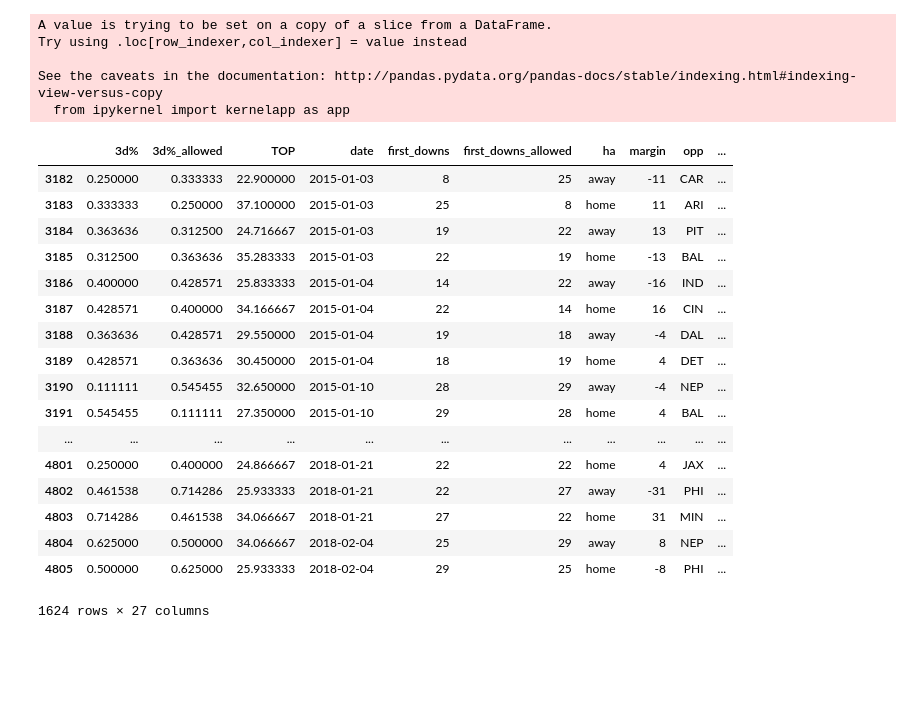
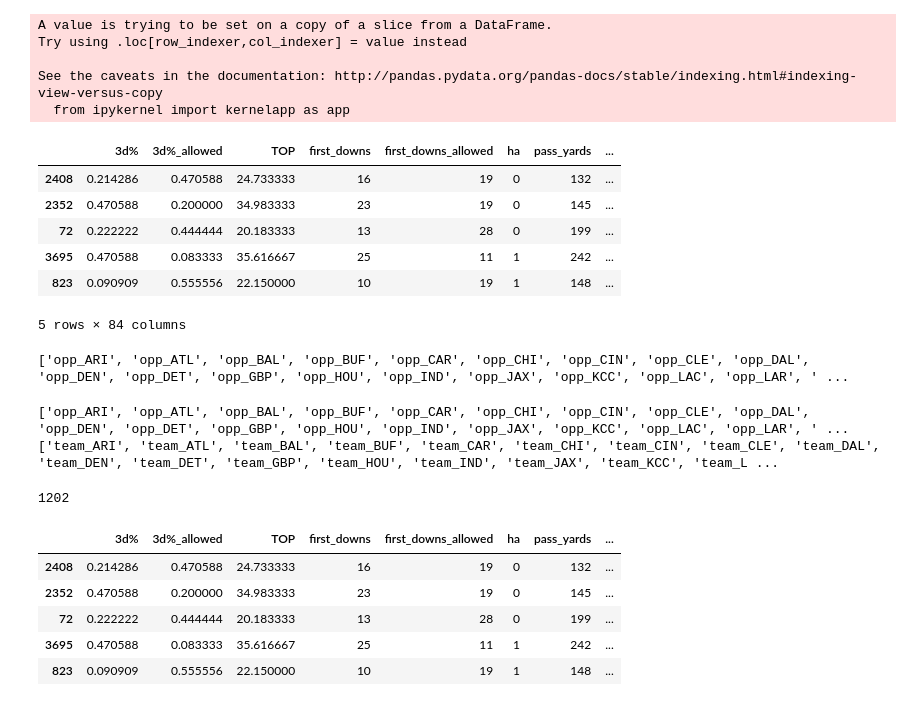
Before and after one commit to mynameisjohnn/nfl_dashboard, a Jupyter notebook: deep_neural_network.ipynb, the cells around one changed output. Drawn from its saved outputs; the diff is of its cells as text; code cells hidden in the pictures; blank space fills up the shorter version.

```diff
--- a/deep_neural_network.ipynb
+++ b/deep_neural_network.ipynb
@@ -141,2 +89,5 @@ y_test = test_df["result"]
 # %%
-# X = df.drop(["result", "date", "margin"], axis=1)
+# define the features and label
+X = df.drop(["result", "date", "opp", "team", "margin", "points", "points_allowed"], axis=1)
+y = df['result']
+print(X.shape, y.shape)
@@ -154,7 +117,7 @@ from sklearn.model_selection import train_test_split
 from sklearn.preprocessing import LabelEncoder, StandardScaler
 from keras.utils import to_categorical
 
-# X_train, X_test, y_train, y_test = train_test_split(X, y, random_state=1, stratify=y)
+X_train, X_test, y_train, y_test = train_test_split(X, y, random_state=1, stratify=y)
 X_scaler = StandardScaler().fit(X_train)
 X_train_scaled = X_scaler.transform(X_train)
 X_test_scaled = X_scaler.transform(X_test)
@@ -176,7 +139,7 @@ from keras.layers import Dense
 
 # Create model and add layers
 model = Sequential()
-model.add(Dense(units=200, activation='relu', input_dim=84))
+model.add(Dense(units=200, activation='relu', input_dim=83))
 model.add(Dense(units=200, activation='relu'))
 model.add(Dense(units=3, activation='softmax'))
 # %%
@@ -239,5 +206,5 @@ print(predicted_label_column, len(predicted_label_column))
 # %%
-new_test_df = test_df
+new_test_df = X_test
 new_test_df["prediction"] = predicted_label_column
 # %% [output]
 A value is trying to be set on a copy of a slice from a DataFrame.
@@ -246,23 +213,33 @@ Try using .loc[row_indexer,col_indexer] = value instead
 See the caveats in the documentation: http://pandas.pydata.org/pandas-docs/stable/indexing.html#indexing-view-versus-copy
   from ipykernel import kernelapp as app
 # %%
-new_test_df
+new_test_df.head()
 # %% [output]
-|  | 3d% | 3d%_allowed | TOP | date | first_downs | first_downs_allowed | ha | margin | opp | ... |
-| 3182 | 0.250000 | 0.333333 | 22.900000 | 2015-01-03 | 8 | 25 | away | -11 | CAR | ... |
-| 3183 | 0.333333 | 0.250000 | 37.100000 | 2015-01-03 | 25 | 8 | home | 11 | ARI | ... |
-| 3184 | 0.363636 | 0.312500 | 24.716667 | 2015-01-03 | 19 | 22 | away | 13 | PIT | ... |
-| 3185 | 0.312500 | 0.363636 | 35.283333 | 2015-01-03 | 22 | 19 | home | -13 | BAL | ... |
-| 3186 | 0.400000 | 0.428571 | 25.833333 | 2015-01-04 | 14 | 22 | away | -16 | IND | ... |
-| 3187 | 0.428571 | 0.400000 | 34.166667 | 2015-01-04 | 22 | 14 | home | 16 | CIN | ... |
-| 3188 | 0.363636 | 0.428571 | 29.550000 | 2015-01-04 | 19 | 18 | away | -4 | DAL | ... |
-| 3189 | 0.428571 | 0.363636 | 30.450000 | 2015-01-04 | 18 | 19 | home | 4 | DET | ... |
-| 3190 | 0.111111 | 0.545455 | 32.650000 | 2015-01-10 | 28 | 29 | away | -4 | NEP | ... |
-| 3191 | 0.545455 | 0.111111 | 27.350000 | 2015-01-10 | 29 | 28 | home | 4 | BAL | ... |
-| ... | ... | ... | ... | ... | ... | ... | ... | ... | ... | ... |
-| 4801 | 0.250000 | 0.400000 | 24.866667 | 2018-01-21 | 22 | 22 | home | 4 | JAX | ... |
-| 4802 | 0.461538 | 0.714286 | 25.933333 | 2018-01-21 | 22 | 27 | away | -31 | PHI | ... |
-| 4803 | 0.714286 | 0.461538 | 34.066667 | 2018-01-21 | 27 | 22 | home | 31 | MIN | ... |
-| 4804 | 0.625000 | 0.500000 | 34.066667 | 2018-02-04 | 25 | 29 | away | 8 | NEP | ... |
-| 4805 | 0.500000 | 0.625000 | 25.933333 | 2018-02-04 | 29 | 25 | home | -8 | PHI | ... |
+|  | 3d% | 3d%_allowed | TOP | first_downs | first_downs_allowed | ha | pass_yards | ... |
+| 2408 | 0.214286 | 0.470588 | 24.733333 | 16 | 19 | 0 | 132 | ... |
+| 2352 | 0.470588 | 0.200000 | 34.983333 | 23 | 19 | 0 | 145 | ... |
+| 72 | 0.222222 | 0.444444 | 20.183333 | 13 | 28 | 0 | 199 | ... |
+| 3695 | 0.470588 | 0.083333 | 35.616667 | 25 | 11 | 1 | 242 | ... |
+| 823 | 0.090909 | 0.555556 | 22.150000 | 10 | 19 | 1 | 148 | ... |
-1624 rows × 27 columns
+5 rows × 84 columns
+# %%
+dummy_header_list = list(dummy_vars)
+print(dummy_header_list)
+# %% [output]
+['opp_ARI', 'opp_ATL', 'opp_BAL', 'opp_BUF', 'opp_CAR', 'opp_CHI', 'opp_CIN', 'opp_CLE', 'opp_DAL', 'opp_DEN', 'opp_DET', 'opp_GBP', 'opp_HOU', 'opp_IND', 'opp_JAX', 'opp_KCC', 'opp_LAC', 'opp_LAR', ' ...
+# %%
+opp_headers = []
+team_headers = []
+
+for item in dummy_header_list:
+
+    if item[:4] == "opp_":
+        opp_headers.append(item)
+    else:
+        team_headers.append(item)
+
+print(opp_headers)
+print(team_headers)
+# %% [output]
+['opp_ARI', 'opp_ATL', 'opp_BAL', 'opp_BUF', 'opp_CAR', 'opp_CHI', 'opp_CIN', 'opp_CLE', 'opp_DAL', 'opp_DEN', 'opp_DET', 'opp_GBP', 'opp_HOU', 'opp_IND', 'opp_JAX', 'opp_KCC', 'opp_LAC', 'opp_LAR', ' ...
+['team_ARI', 'team_ATL', 'team_BAL', 'team_BUF', 'team_CAR', 'team_CHI', 'team_CIN', 'team_CLE', 'team_DAL', 'team_DEN', 'team_DET', 'team_GBP', 'team_HOU', 'team_IND', 'team_JAX', 'team_KCC', 'team_L ...
@@ -268,0 +255,14 @@ new_test_df
+# %%
+len(new_opp_column)
+# %% [output]
+1202
+# %%
+new_test_df = new_test_df.drop(dummy_vars, axis=1)
+new_test_df.head()
+# %% [output]
+|  | 3d% | 3d%_allowed | TOP | first_downs | first_downs_allowed | ha | pass_yards | ... |
+| 2408 | 0.214286 | 0.470588 | 24.733333 | 16 | 19 | 0 | 132 | ... |
+| 2352 | 0.470588 | 0.200000 | 34.983333 | 23 | 19 | 0 | 145 | ... |
+| 72 | 0.222222 | 0.444444 | 20.183333 | 13 | 28 | 0 | 199 | ... |
+| 3695 | 0.470588 | 0.083333 | 35.616667 | 25 | 11 | 1 | 242 | ... |
+| 823 | 0.090909 | 0.555556 | 22.150000 | 10 | 19 | 1 | 148 | ... |
```
Also changed, not shown: parts of 37 cells of this notebook, 3 other files.
